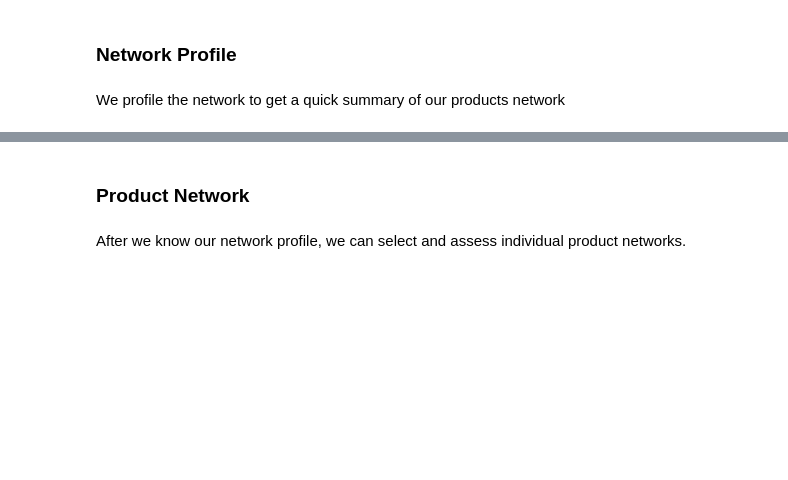
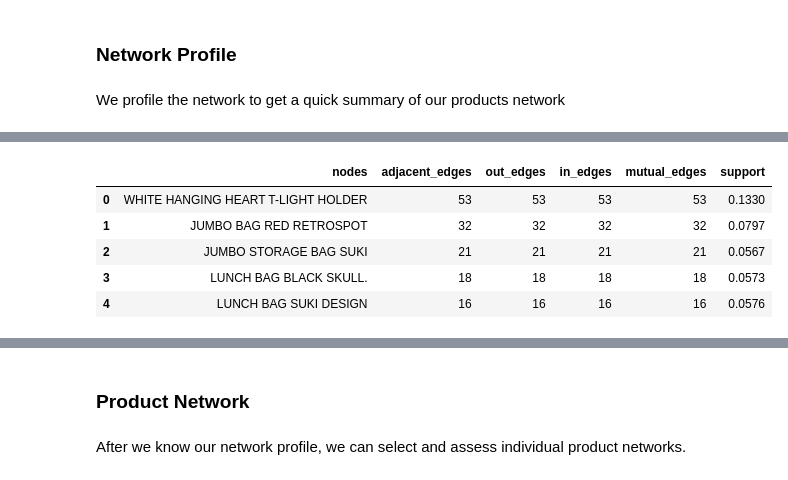
Before and after one commit to mvlarra/Final_Project_MBA, a Jupyter notebook: notebooks/market_basket_analysis_VL.ipynb, the cells around one changed output, grey strips where cells are left out. Saved outputs shown, nothing was run; the diff lists cells and outputs as text; code cells hidden in the pictures; blank space fills up the shorter version.

```diff
--- a/notebooks/market_basket_analysis_VL.ipynb
+++ b/notebooks/market_basket_analysis_VL.ipynb
@@ -679,0 +685,9 @@ NameError: name 'RGM' is not defined
+# %%
+df_nodes_profile.head()
+# %% [output]
+|  | nodes | adjacent_edges | out_edges | in_edges | mutual_edges | support |
+| 0 | WHITE HANGING HEART T-LIGHT HOLDER | 53 | 53 | 53 | 53 | 0.1330 |
+| 1 | JUMBO BAG RED RETROSPOT | 32 | 32 | 32 | 32 | 0.0797 |
+| 2 | JUMBO STORAGE BAG SUKI | 21 | 21 | 21 | 21 | 0.0567 |
+| 3 | LUNCH BAG BLACK SKULL. | 18 | 18 | 18 | 18 | 0.0573 |
+| 4 | LUNCH BAG SUKI DESIGN | 16 | 16 | 16 | 16 | 0.0576 |
```
Also changed, not shown: parts of 7 cells of this notebook.
